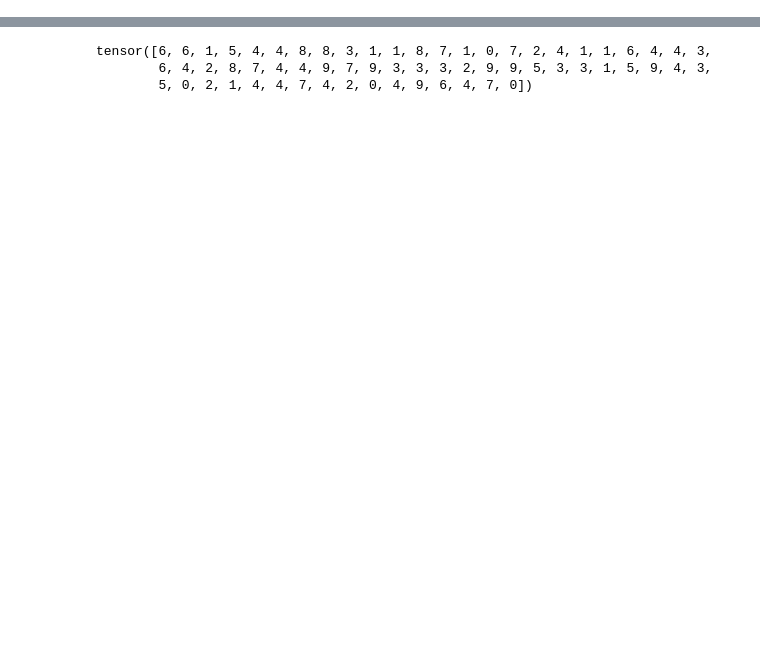
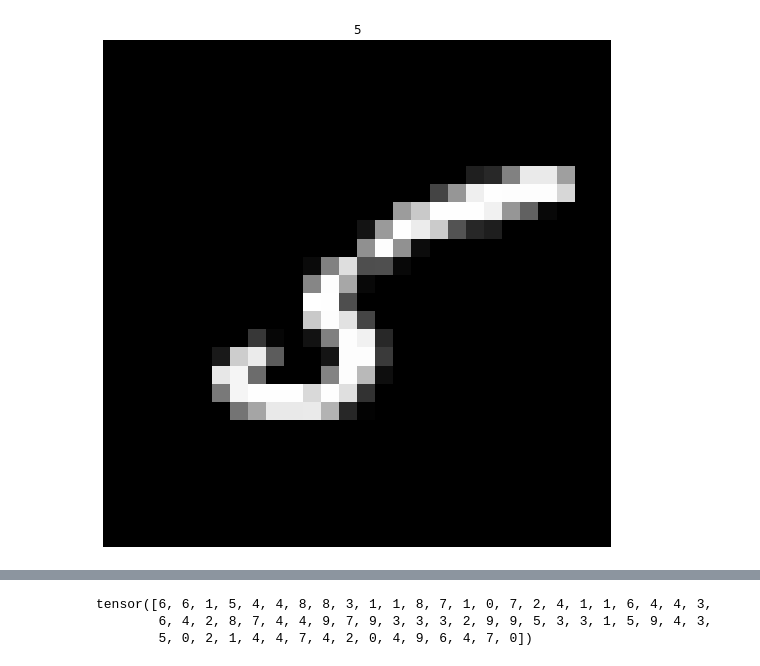
Before and after one commit to lucterres/cnflow_inn, a Jupyter notebook: mnist_cINN/util/minst_inpec.ipynb, the cells around one changed output, grey strips where cells are left out. Cells and saved outputs as stored; diff of their text form; code cells hidden in the pictures; blank space fills up the shorter version.

Commit message:
show real batch

```diff
--- a/mnist_cINN/util/minst_inpec.ipynb
+++ b/mnist_cINN/util/minst_inpec.ipynb
@@ -15,6 +15,17 @@ test_data = datasets.MNIST(data_dir, train=False, transform=T.ToTensor(), downlo
 
 train_loader  = DataLoader(train_data, batch_size=batch_size, shuffle=True, num_workers=4, pin_memory=True, drop_last=True)
 test_loader   = DataLoader(test_data,  batch_size=batch_size, shuffle=False, num_workers=4, pin_memory=True, drop_last=True)
+# %%
+i=11
+
+tensorImg = train_data[i][0]
+numpyImg = tensorImg.numpy()[0]
+plt.figure(figsize=(20,20))
+plt.subplot(1, 2, 1); plt.imshow(numpyImg,  cmap='gray');  plt.axis('off')
+plt.title(train_data[i][1])
+plt.show()
+# %% [output]
+[figure, added]
 # %%
 it=iter(train_loader)
 real_batch = next(iter(it))
```
Also changed, not shown: parts of 1 cell of this notebook.
